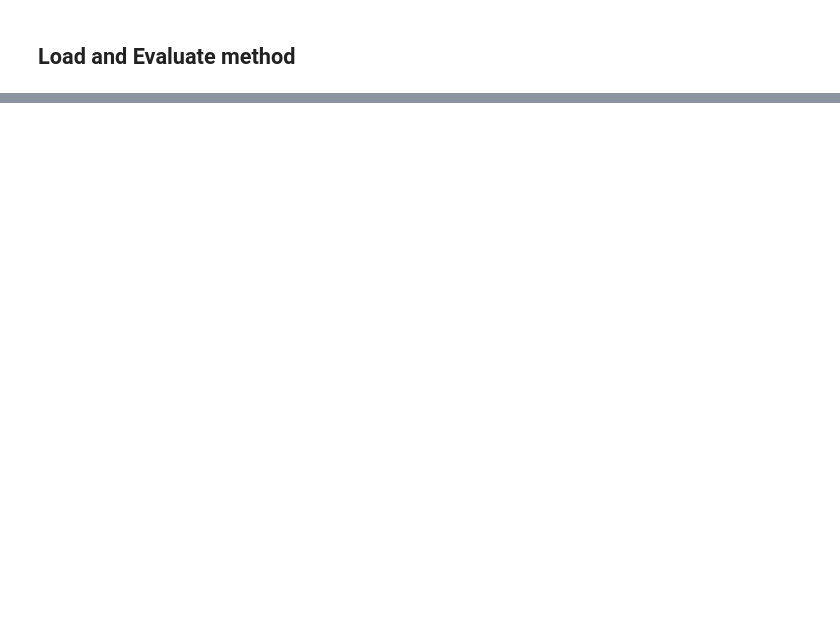
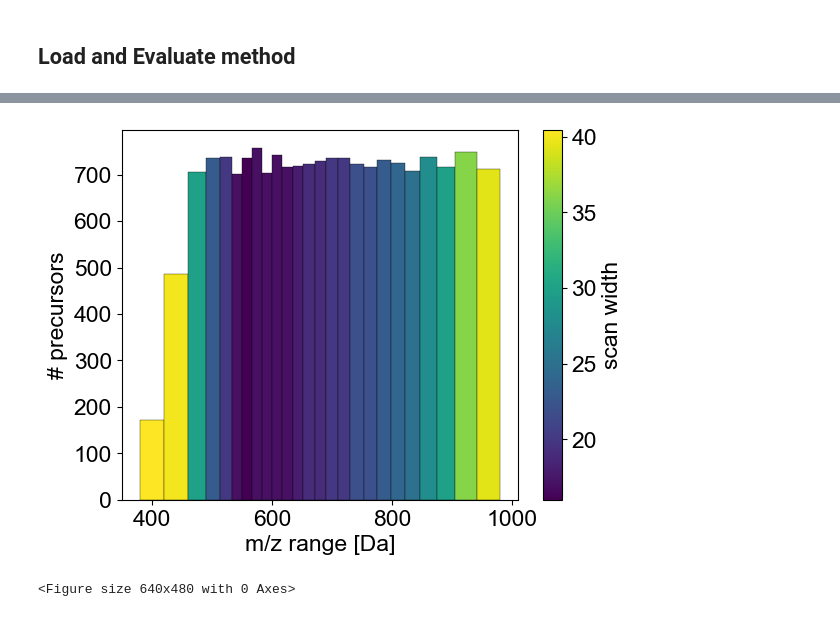
Before and after one commit to MannLabs/pydiaid, a Jupyter notebook: nbs/orbitrap_astral_dia_windows.ipynb, the cells around one changed output, grey strips where cells are left out. Drawn from its saved outputs; the diff is of its cells as text; code cells hidden in the pictures; blank space fills up the shorter version.

Commit message:
Fix: Determining window type

```diff
--- a/nbs/orbitrap_astral_dia_windows.ipynb
+++ b/nbs/orbitrap_astral_dia_windows.ipynb
@@ -19,8 +22,8 @@ from IPython.display import Image
 # %%
 import pydiaid.loader as loader
 
-library_name = "/Users/patriciaskowronek/Documents/test_lib_py_diaid/DIANN_5_6min_50ng_syP_2equiScans_wide_lib.tsv"
-analysis_software = 'DIANN single-run'
+library_name = "/Users/patriciaskowronek/Documents/pydiaid/pydiaid/oadia/static/AlphaPept_results.csv"
+analysis_software = "AlphaPept"
 ptm = "None" #Options: 'None', 'Phospho', 'DiGly', ["STY"]
 # %%
 library = loader.load_library(
@@ -34,7 +51,7 @@ library
 ## Define where the output should be saved
 # %%
 import pydiaid.synchropasef.method_creator as syP_method_creator
-folder_path = "/Users/patriciaskowronek/Documents/test_folder_2"
+folder_path = "/Users/patriciaskowronek/Documents/test_folder" # where generated files will be stored
 syP_method_creator.create_folder([folder_path])
 # %% [markdown]
 ## Create histogram of precursors in m/z
@@ -102,5 +164,5 @@ df_window, bins = method_creator.create_method(
 # %% [markdown]
 ## Load and Evaluate method
 # %%
-df_window, bins, df_method = method_evaluator.load_method_file(f"{folder_path}/OA_DIA_method_{mz_range[0]}_{mz_range[1]}_{num_bins}_{window_type}"+"_center_mass.csv")
+df_window, bins, df_method = method_evaluator.load_method_file(f"{folder_path}/OA_DIA_method_{mz_range[0]}_{mz_range[1]}_{num_bins}_{window_type}"+"_mz_ranges.csv")
 df_method
@@ -128,23 +221,26 @@ print("\n" + stats['tabular_stats'])
 # %%
-df_window = method_creator.calculate_window_metrics(bins)
+df_window = method_evaluator.parse_stats_text(stats['tabular_stats'])
+
+# Determine window type
+window_type = "fixed" if stats['max_width']-stats['min_width']<2 else "dynamic"
+
 method_evaluator.plot_precursors_per_scan(
-    mz_values,
-    bins,
     window_type,
     df_window,
     os.path.join(
         folder_path,
         'precursor_per_scan.png'
     ),
-    gui=True
+        gui=True
 )
 method_evaluator.plot_precursors_per_scan(
-    mz_values,
-    bins,
     window_type,
     df_window,
     os.path.join(
         folder_path,
-        'precursor_per_scan.png'
+        'precursor_per_scan.pdf'
     ),
 )
+# %% [output]
+[figure, added]
+<Figure size 640x480 with 0 Axes>
```
Also changed, not shown: parts of 7 cells of this notebook, 1 other file.
